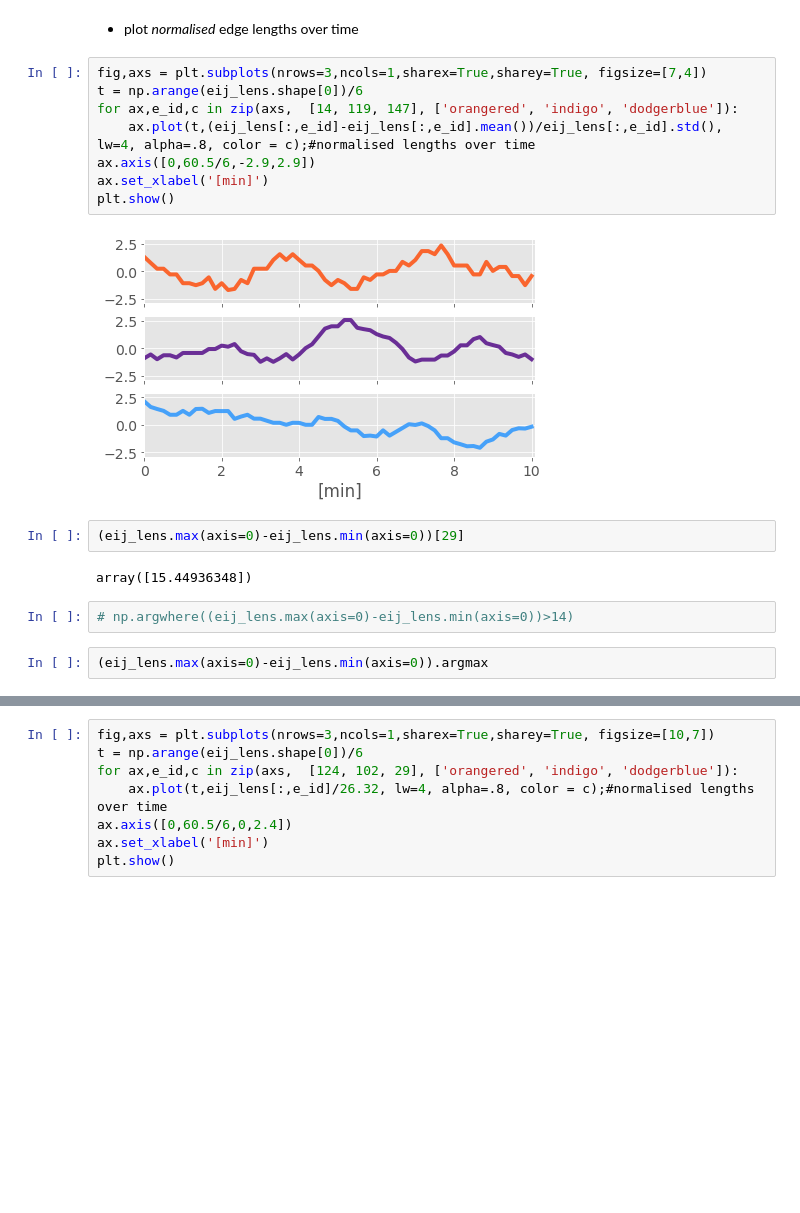
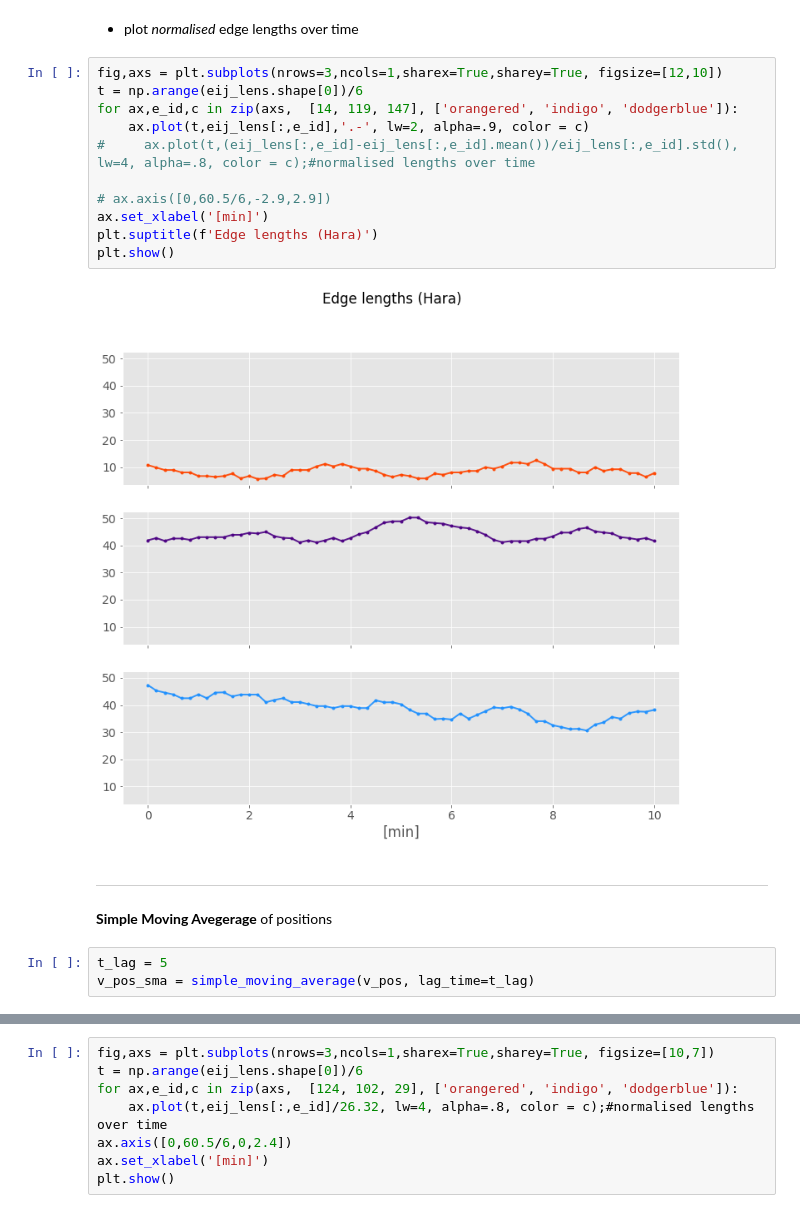
Before and after one commit to mshagirov/simgnn, a Jupyter notebook: nbs/1_prepare_dataset.ipynb, the cells around one changed output, grey strips where cells are left out. Saved outputs shown, nothing was run; the diff lists cells and outputs as text; blank space fills up the shorter version.

```diff
--- a/nbs/1_prepare_dataset.ipynb
+++ b/nbs/1_prepare_dataset.ipynb
@@ -127,20 +127,21 @@ plt.show()
 # %% [markdown]
 - plot *normalised* edge lengths over time
 # %%
-fig,axs = plt.subplots(nrows=3,ncols=1,sharex=True,sharey=True, figsize=[7,4])
+fig,axs = plt.subplots(nrows=3,ncols=1,sharex=True,sharey=True, figsize=[12,10])
 t = np.arange(eij_lens.shape[0])/6
 for ax,e_id,c in zip(axs,  [14, 119, 147], ['orangered', 'indigo', 'dodgerblue']):
-    ax.plot(t,(eij_lens[:,e_id]-eij_lens[:,e_id].mean())/eij_lens[:,e_id].std(), lw=4, alpha=.8, color = c);#normalised lengths over time
-ax.axis([0,60.5/6,-2.9,2.9])
+    ax.plot(t,eij_lens[:,e_id],'.-', lw=2, alpha=.9, color = c)
+#     ax.plot(t,(eij_lens[:,e_id]-eij_lens[:,e_id].mean())/eij_lens[:,e_id].std(), lw=4, alpha=.8, color = c);#normalised lengths over time
+
+# ax.axis([0,60.5/6,-2.9,2.9])
 ax.set_xlabel('[min]')
+plt.suptitle(f'Edge lengths (Hara)')
 plt.show()
 # %% [output]
-[figure, old version]
+[figure, new version]
-# %%
-(eij_lens.max(axis=0)-eij_lens.min(axis=0))[29]
-# %% [output]
-array([15.44936348])
-# %%
-# np.argwhere((eij_lens.max(axis=0)-eij_lens.min(axis=0))>14)
-# %%
-(eij_lens.max(axis=0)-eij_lens.min(axis=0)).argmax
+# %% [markdown]
+---
+**Simple Moving Avegerage** of positions
+# %%
+t_lag = 5
+v_pos_sma = simple_moving_average(v_pos, lag_time=t_lag)
```
Also changed, not shown: parts of 4 cells of this notebook.
